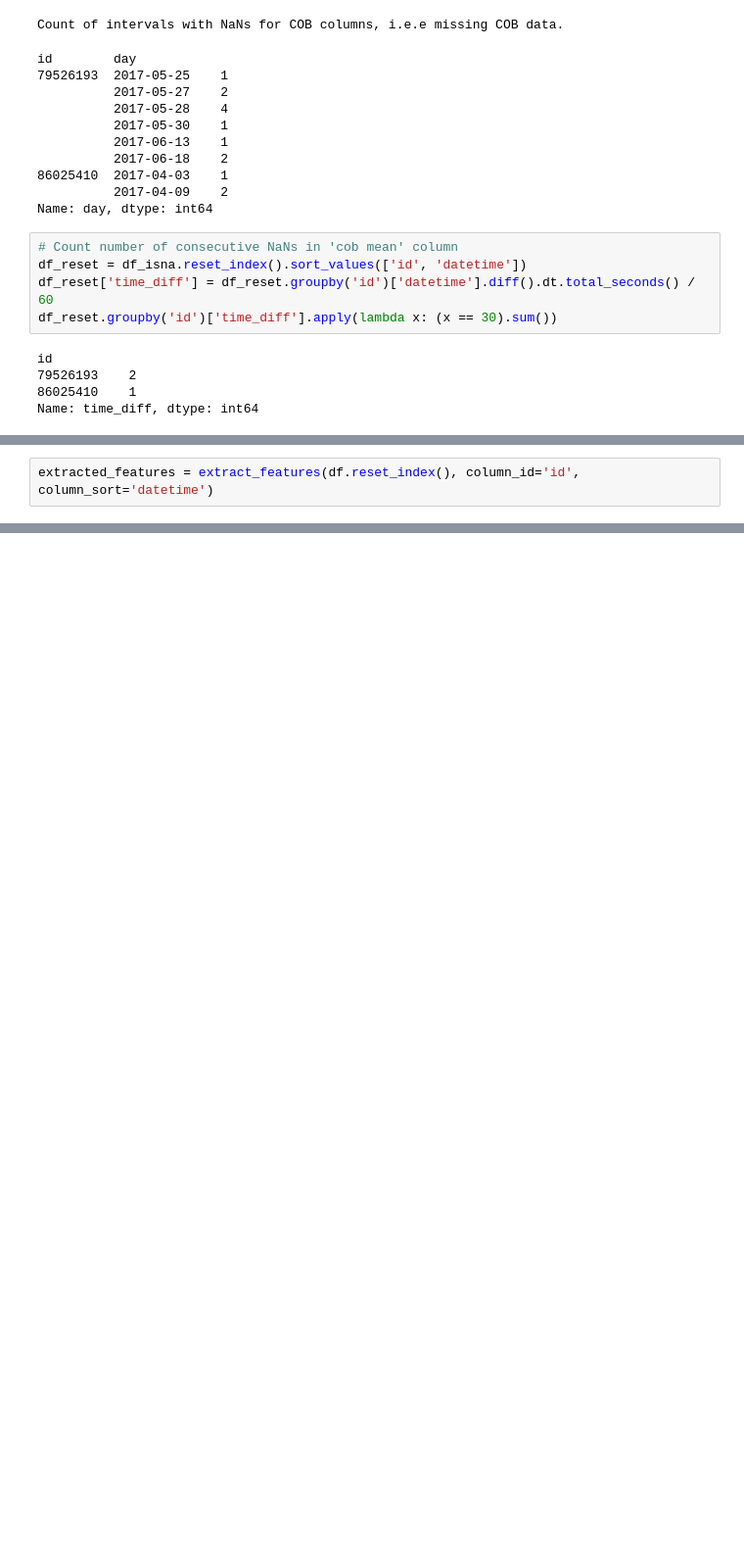
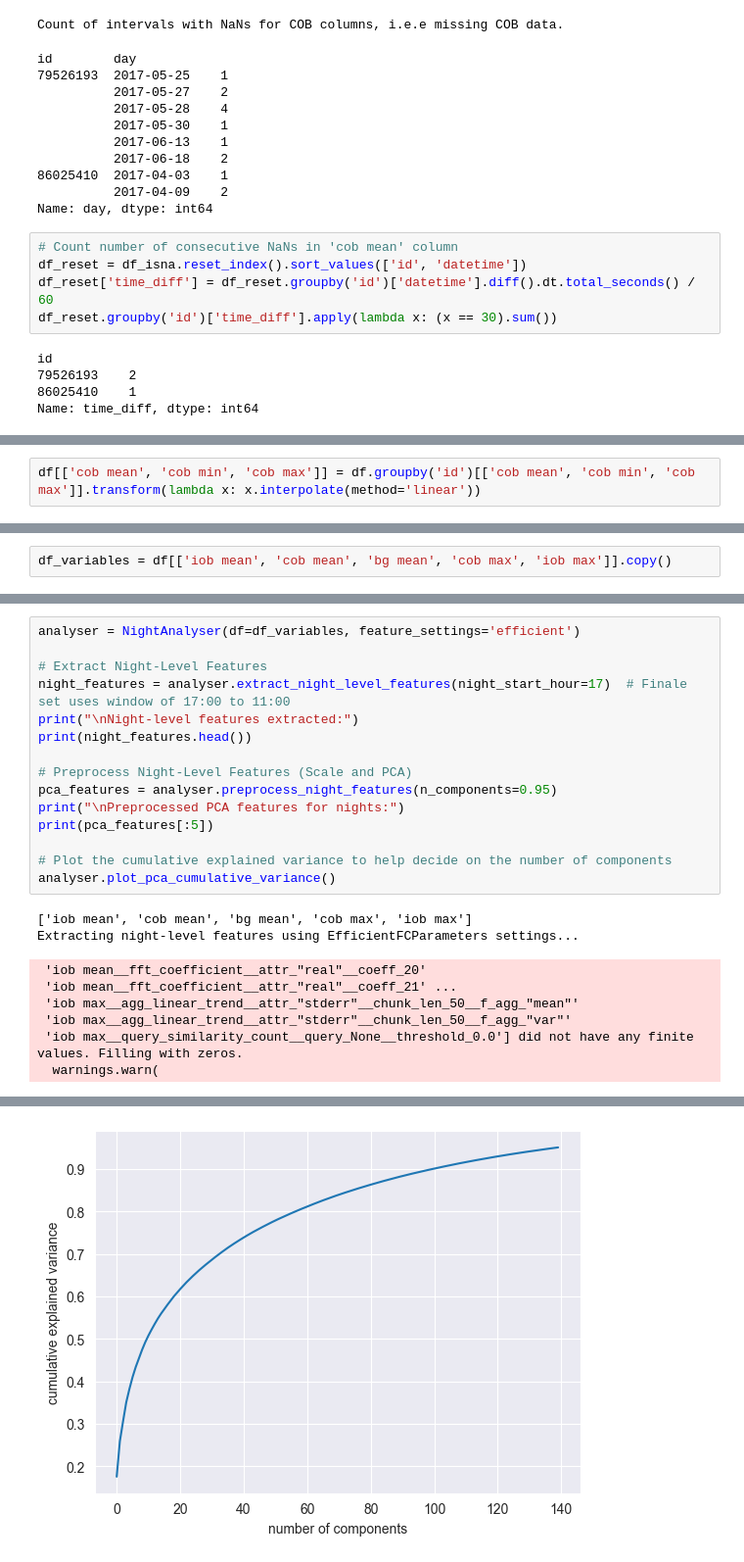
Before and after one commit to rdbrist/masters_project, a Jupyter notebook: notebooks/2.01-rd-creating-feature-extraction-night-analyser.ipynb, the cells around one changed output, grey strips where cells are left out. Shown: that part at 98% size. Cells and saved outputs as stored; diff of their text form; blank space fills up the shorter version.

Commit message:
Night clustering complete and tested, and results created. Class needs refinement as with some of the plots.

```diff
--- a/notebooks/2.01-rd-creating-feature-extraction-night-analyser.ipynb
+++ b/notebooks/2.01-rd-creating-feature-extraction-night-analyser.ipynb
@@ -102,2 +97,2 @@ There are only three instances where these NaNs cover are greater than 30 minute
 # %%
-extracted_features = extract_features(df.reset_index(), column_id='id', column_sort='datetime')
+df[['cob mean', 'cob min', 'cob max']] = df.groupby('id')[['cob mean', 'cob min', 'cob max']].transform(lambda x: x.interpolate(method='linear'))
@@ -418,0 +101,2 @@ for cluster_id, sequences in hmm_data.items():
+# %%
+df_variables = df[['iob mean', 'cob mean', 'bg mean', 'cob max', 'iob max']].copy()
@@ -418,0 +106,24 @@ for cluster_id, sequences in hmm_data.items():
+# %%
+analyser = NightAnalyser(df=df_variables, feature_settings='efficient')
+
+# Extract Night-Level Features
+night_features = analyser.extract_night_level_features(night_start_hour=17)  # Finale set uses window of 17:00 to 11:00
+print("\nNight-level features extracted:")
+print(night_features.head())
+
+# Preprocess Night-Level Features (Scale and PCA)
+pca_features = analyser.preprocess_night_features(n_components=0.95)
+print("\nPreprocessed PCA features for nights:")
+print(pca_features[:5])
+
+# Plot the cumulative explained variance to help decide on the number of components
+analyser.plot_pca_cumulative_variance()
+# %% [output]
+['iob mean', 'cob mean', 'bg mean', 'cob max', 'iob max']
+Extracting night-level features using EfficientFCParameters settings...
+ 'iob mean__fft_coefficient__attr_"real"__coeff_20'
+ 'iob mean__fft_coefficient__attr_"real"__coeff_21' ...
+ 'iob max__agg_linear_trend__attr_"stderr"__chunk_len_50__f_agg_"mean"'
+ 'iob max__agg_linear_trend__attr_"stderr"__chunk_len_50__f_agg_"var"'
+ 'iob max__query_similarity_count__query_None__threshold_0.0'] did not have any finite values. Filling with zeros.
+  warnings.warn(
@@ -418,0 +147 @@ for cluster_id, sequences in hmm_data.items():
+[figure, added]
```
Also changed, not shown: parts of 22 cells of this notebook, 2 other files.
